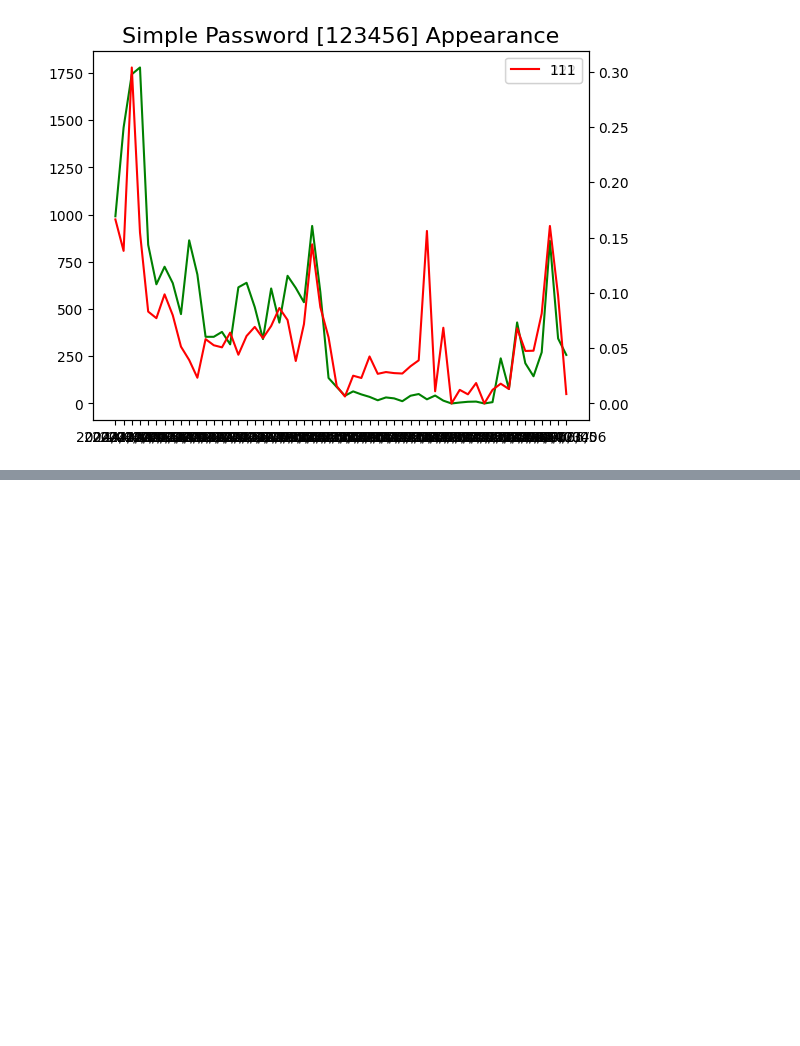
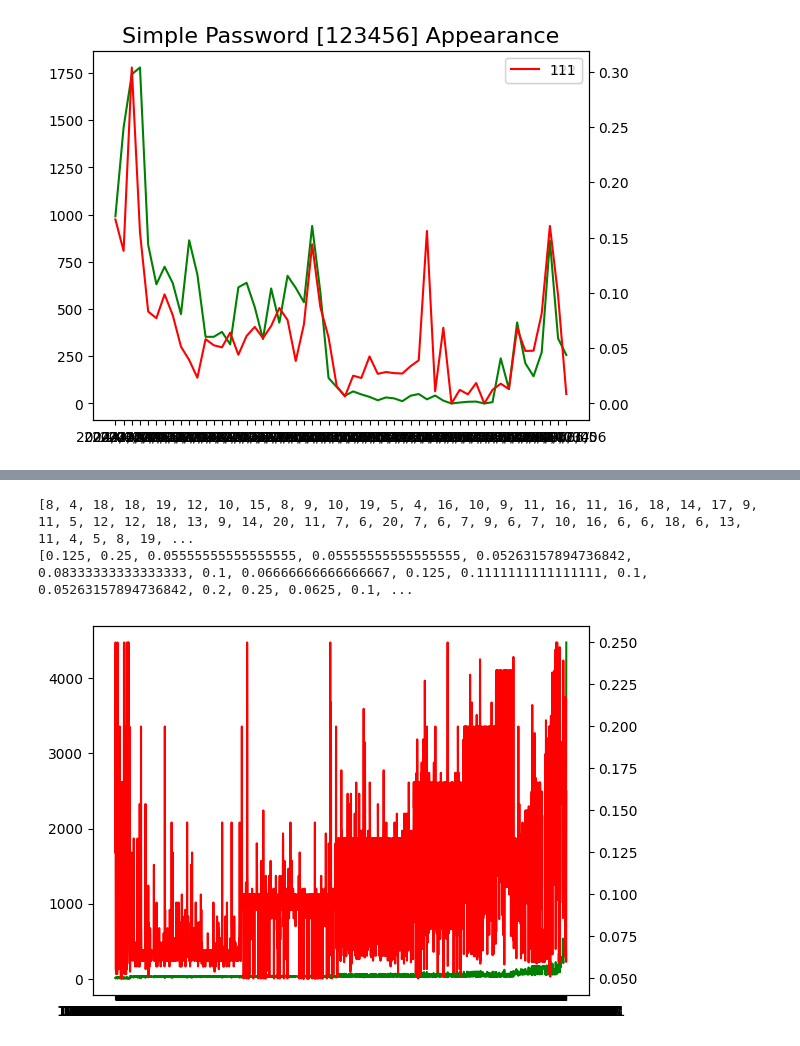
Before and after one commit to ChengShusss/brute-record-analysis, a Jupyter notebook: process/ch2_password_analysis.ipynb, the cells around one changed output, grey strips where cells are left out. Cells and saved outputs as stored; diff of their text form; code cells hidden in the pictures; blank space fills up the shorter version.

```diff
--- a/process/ch2_password_analysis.ipynb
+++ b/process/ch2_password_analysis.ipynb
@@ -162,0 +227,44 @@ plt.show()
+# %%
+## this is implement for plot simple password [123456] count plot
+import matplotlib.pyplot as plt
+
+def plot_appear_per_ip_twinx():
+
+    data_count, text_count = load_data("dataset/extracted/ip-count.log")
+    ip_map = {}
+    for i in range(len(text_count)):
+        ip_map[text_count[i]] = data_count[i]
+
+    data_specific, text_specific = load_data("dataset/extracted/ch2/123456-ip-count.log")
+
+    x = []
+    y1 = [] # appearance count
+    y2 = [] # appear proportion
+    for i in range(len(text_specific)):
+        ip = text_specific[i]
+        total = ip_map[ip]
+
+        prop = data_specific[i]/total
+        if prop < 0.05 or prop > 0.25:
+            continue
+        x.append(ip)
+        y1.append(total)
+        y2.append(prop)
+
+    print(y1)
+    print(y2)
+
+    ax1 = plt.gca()
+    ax1.plot(x, y1, c='g', label='222')
+    ax2 = plt.twinx()
+    ax2.plot(x, y2, c='r', label='111')
+
+    # plt.title("Simple Password [123456] Appearance", fontsize=16)
+
+
+plot_appear_per_ip_twinx()
+plt.show()
+# %% [output]
+[8, 4, 18, 18, 19, 12, 10, 15, 8, 9, 10, 19, 5, 4, 16, 10, 9, 11, 16, 11, 16, 18, 14, 17, 9, 11, 5, 12, 12, 18, 13, 9, 14, 20, 11, 7, 6, 20, 7, 6, 7, 9, 6, 7, 10, 16, 6, 6, 18, 6, 13, 11, 4, 5, 8, 19, ...
+[0.125, 0.25, 0.05555555555555555, 0.05555555555555555, 0.05263157894736842, 0.08333333333333333, 0.1, 0.06666666666666667, 0.125, 0.1111111111111111, 0.1, 0.05263157894736842, 0.2, 0.25, 0.0625, 0.1, ...
+[figure, added]
```
Also changed, not shown: parts of 3 cells of this notebook, 4 other files.
